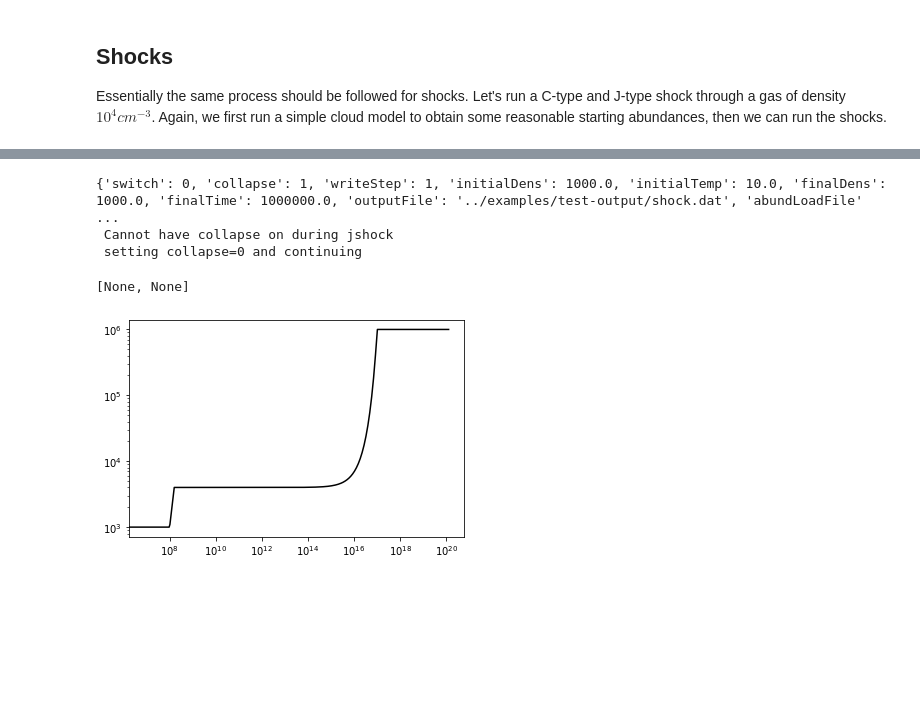
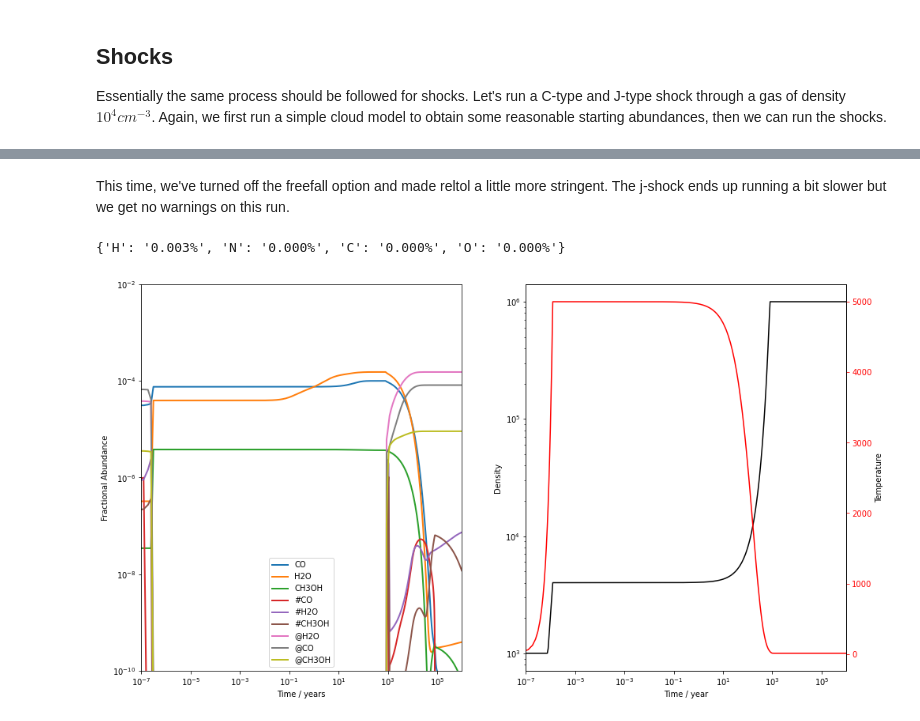
Before and after one commit to uclchem/UCLCHEM, a Jupyter notebook: Tutorials/modelling_objects.ipynb, the cells around one changed output, grey strips where cells are left out. Cells and saved outputs as stored; diff of their text form; code cells hidden in the pictures; blank space fills up the shorter version.

```diff
--- a/Tutorials/modelling_objects.ipynb
+++ b/Tutorials/modelling_objects.ipynb
@@ -132,26 +157,14 @@ ax3.tick_params(axis='y', colors='red')
 # %%
-#change other bits of input to set up phase 2
-#set a parameter dictionary for phase 1 collapse model
+param_dict["initialDens"]=1e3
+param_dict["freefall"]=False #lets remember to turn it off this time
+param_dict["reltol"]=1e-12
 
-param_dict = {"switch": 0, "collapse": 1, "writeStep": 1,
-                "initialDens": 1e2, "initialTemp":10.0,
-               "finalDens":1e3, "finalTime":6.0e6,
-               "outputFile":"../examples/test-output/phase1-full.dat",
-               "abundSaveFile":"../examples/test-output/shockstart.dat"}
-#result=uclchem.cloud(param_dict)
-#print(result)
-param_dict["initialDens"]=1e3
-param_dict["finalTime"]=1e6
-param_dict["switch"]=0
 shock_vel=10.0
+
 if "abundSaveFile" in param_dict:
     param_dict.pop("abundSaveFile")
 param_dict["abundLoadFile"]="../examples/test-output/shockstart.dat"
-param_dict["outputFile"]="../examples/test-output/shock.dat"
+param_dict["outputFile"]="../examples/test-output/jshock.dat"
 
 
-result=uclchem.jshock(shock_vel=shock_vel,param_dict=param_dict)
+result=uclchem.model.jshock(shock_vel=shock_vel,param_dict=param_dict)
-# %% [output]
-{'switch': 0, 'collapse': 1, 'writeStep': 1, 'initialDens': 1000.0, 'initialTemp': 10.0, 'finalDens': 1000.0, 'finalTime': 1000000.0, 'outputFile': '../examples/test-output/shock.dat', 'abundLoadFile' ...
- Cannot have collapse on during jshock
- setting collapse=0 and continuing
@@ -160,9 +171,25 @@ result
+# %% [markdown]
+This time, we've turned off the freefall option and made reltol a little more stringent. The j-shock ends up running a bit slower but we get no warnings on this run.
 # %%
-shock_df=uclchem.read_output_file(param_dict["outputFile"])
+phase2_df=uclchem.analysis.read_output_file(param_dict["outputFile"])
+uclchem.analysis.check_element_conservation(phase2_df)
+# %% [output]
+{'H': '0.003%', 'N': '0.000%', 'C': '0.000%', 'O': '0.000%'}
-# %%
-fig,ax=plt.subplots()
-ax.plot(shock_df["Time"]*365*24*60*60*40.0e5,shock_df["Density"],color="black")
-ax.set(xscale="log",yscale="log")
-# %% [output]
-[None, None]
-[figure, removed]
+# %%
+species=["CO","H2O","CH3OH","#CO","#H2O","#CH3OH","@H2O","@CO","@CH3OH"]
+
+fig,[ax,ax2]=plt.subplots(1,2,figsize=(16,9))
+ax=uclchem.analysis.plot_species(ax,phase2_df,species)
+settings=ax.set(yscale="log",xlim=(1e-7,1e6),ylim=(1e-10,1e-2),
+            xlabel="Time / years",
+            ylabel="Fractional Abundance",xscale="log")
+
+ax2.plot(phase2_df["Time"],phase2_df["Density"],color="black")
+ax2.set(xscale="log",yscale="log")
+ax3=ax2.twinx()
+ax3.plot(phase2_df["Time"],phase2_df["gasTemp"],color="red")
+ax2.set(xlabel="Time / year",ylabel="Density")
+ax3.set(ylabel="Temperature",facecolor="red",xlim=(1e-7,1e6))
+ax3.tick_params(axis='y', colors='red')
+# %% [output]
+[figure, added]
```
Also changed, not shown: parts of 16 cells of this notebook, 30 other files.
